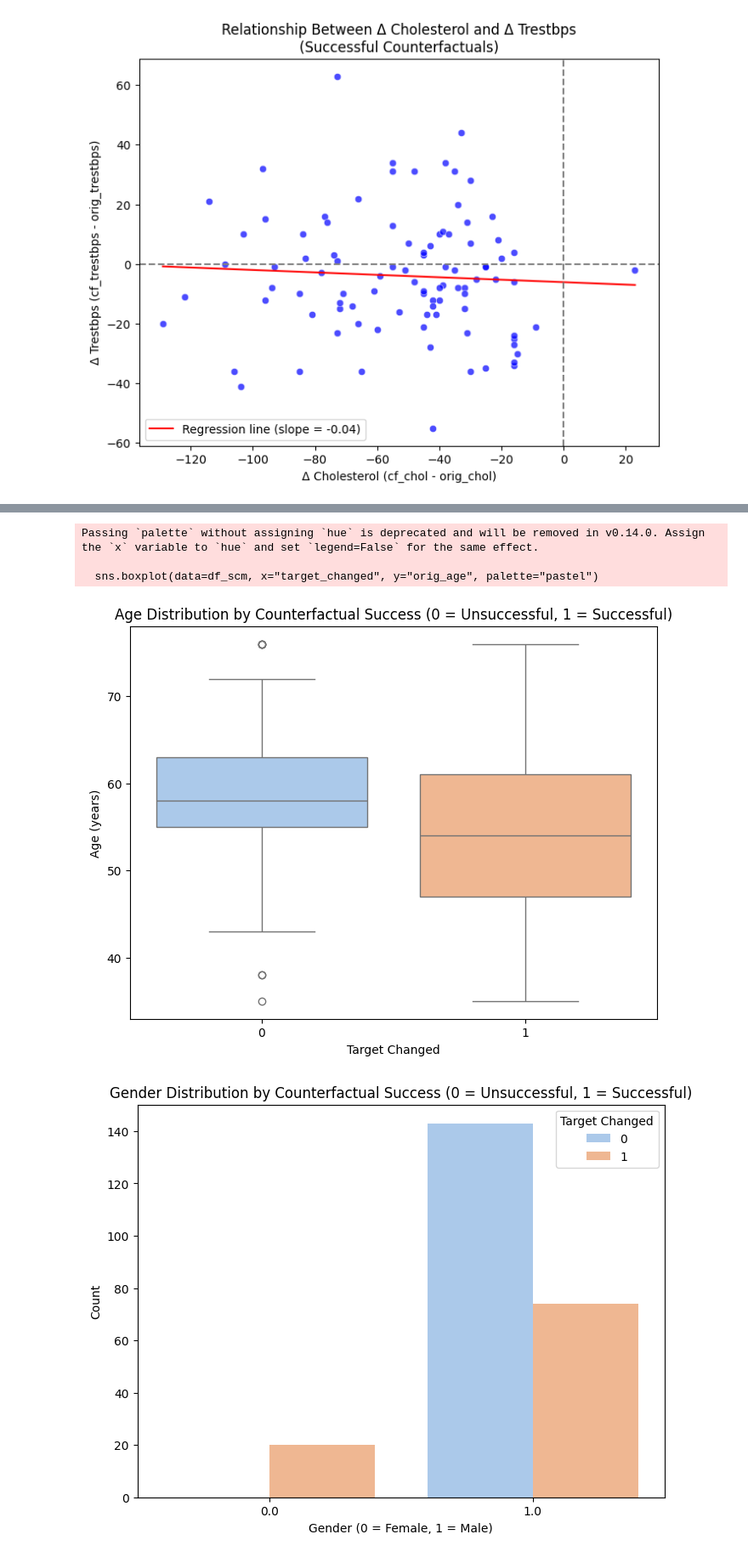
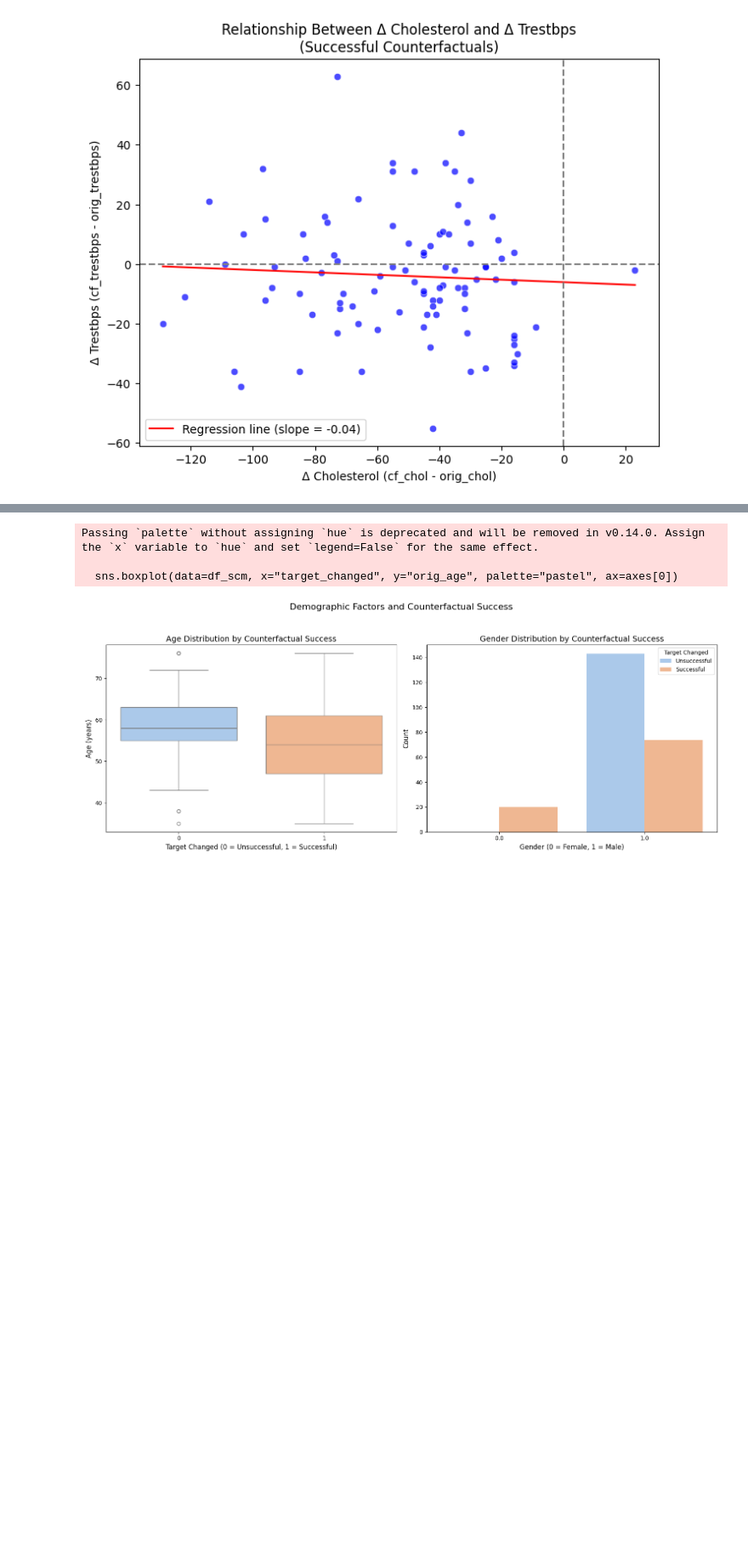
Before and after one commit to PMK1991/cvd_counterfactual_pipeline, a Jupyter notebook: nb_cvd_exp_eda_results.ipynb, the cells around one changed output, grey strips where cells are left out. Shown: that part at 85% size. Cells and saved outputs as stored; diff of their text form; code cells hidden in the pictures; blank space fills up the shorter version.

```diff
--- a/nb_cvd_exp_eda_results.ipynb
+++ b/nb_cvd_exp_eda_results.ipynb
@@ -23,4 +6,0 @@ df_scm
-# %%
-df_scm['sex_label'] = df_scm['orig_sex'].map({0: 'Female', 1: 'Male'})
-df_scm['risk_label'] = df_scm['target'].map({0: 'Low Risk', 1: 'High Risk'})
-df_scm['fbs_label'] = df_scm['fbs'].map({0: 'Normal', 1: 'High'})
@@ -84,7 +147,7 @@ import matplotlib.pyplot as plt
 import seaborn as sns
 
 # List of features to compare. (Including some immutable ones for completeness.)
-features = ["age", "cp", "trestbps", "chol", "fbs", "restecg", "thalach", "exang", "oldpeak", "slope"]
+features = [ "cp", "chol", "restecg", "thalach", "oldpeak", "slope"]
 
 # Prepare a long-form DataFrame for plotting.
 data_list = []
@@ -106,7 +169,7 @@ df_long = pd.concat(data_list, ignore_index=True)
 
 # Create subplots: one boxplot per feature.
 n_features = len(features)
-n_cols = 5  # number of columns in the grid
+n_cols = 3  # number of columns in the grid
 n_rows = (n_features + n_cols - 1) // n_cols
 
 fig, axes = plt.subplots(n_rows, n_cols, figsize=(20, 8), sharey=False)
@@ -583,46 +688,53 @@ for feat, stats in improvement_summary.items():
     print(f"{feat.upper()}:")
     print(f"  Mean Original: {stats['mean_orig']:.2f}")
     print(f"  Mean Counterfactual: {stats['mean_cf']:.2f}")
     print(f"  Mean Difference: {stats['mean_diff']:.2f}")
     print(f"  Percentage improved: {stats['pct_improve']:.1f}%\n")
 
 # -------------------------------
 # 4. Visualize Demographic Differences
 # -------------------------------
-plt.figure(figsize=(8,6))
-sns.boxplot(data=df_scm, x="target_changed", y="orig_age", palette="pastel")
-plt.title("Age Distribution by Counterfactual Success (0 = Unsuccessful, 1 = Successful)")
-plt.xlabel("Target Changed")
-plt.ylabel("Age (years)")
+# Create a figure with two subplots side by side
+fig, axes = plt.subplots(1, 2, figsize=(16, 6))
+
+# First subplot: Age distribution boxplot
+sns.boxplot(data=df_scm, x="target_changed", y="orig_age", palette="pastel", ax=axes[0])
+axes[0].set_title("Age Distribution by Counterfactual Success", fontsize=14)
+axes[0].set_xlabel("Target Changed (0 = Unsuccessful, 1 = Successful)", fontsize=12)
+axes[0].set_ylabel("Age (years)", fontsize=12)
+
+# Second subplot: Gender distribution countplot
+sns.countplot(data=df_scm, x="orig_sex", hue="target_changed", palette="pastel", ax=axes[1])
+axes[1].set_title("Gender Distribution by Counterfactual Success", fontsize=14)
+axes[1].set_xlabel("Gender (0 = Female, 1 = Male)", fontsize=12)
+axes[1].set_ylabel("Count", fontsize=12)
+axes[1].legend(title="Target Changed", labels=["Unsuccessful", "Successful"])
+
+# Add a super title for the entire figure
+fig.suptitle("Demographic Factors and Counterfactual Success", fontsize=16, y=1.05)
+
+# Adjust layout
+plt.tight_layout()
 plt.show()
-
-plt.figure(figsize=(8,6))
-sns.countplot(data=df_scm, x="orig_sex", hue="target_changed", palette="pastel")
-plt.title("Gender Distribution by Counterfactual Success (0 = Unsuccessful, 1 = Successful)")
-plt.xlabel("Gender (0 = Female, 1 = Male)")
-plt.ylabel("Count")
-plt.legend(title="Target Changed")
-plt.show()
 # %% [output]
 Total Successful CFs: 94
 Total Unsuccessful CFs: 143
 
 Age (Original):
  - Successful CFs mean age: 53.90 years
  - Unsuccessful CFs mean age: 59.17 years
  - Difference: 5.27 years (unsuccessful - successful)
 
 Gender (Original):
 Successful CFs:
 0.0    20
 1.0    74
 ... (53 lines left out)
   Mean Original: 136.73
   Mean Counterfactual: 135.90
   Mean Difference: -0.83
   Percentage improved: 53.8%
 Passing `palette` without assigning `hue` is deprecated and will be removed in v0.14.0. Assign the `x` variable to `hue` and set `legend=False` for the same effect.
 
-  sns.boxplot(data=df_scm, x="target_changed", y="orig_age", palette="pastel")
+  sns.boxplot(data=df_scm, x="target_changed", y="orig_age", palette="pastel", ax=axes[0])
-[figure, old version]
+[figure, new version]
-[figure, removed]
```
Also changed, not shown: parts of 11 cells of this notebook, 1 other file.
